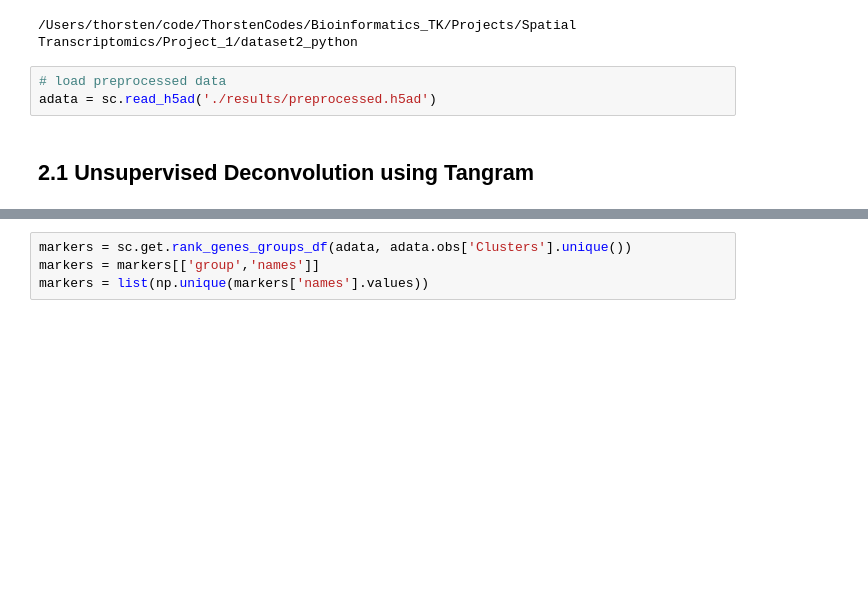
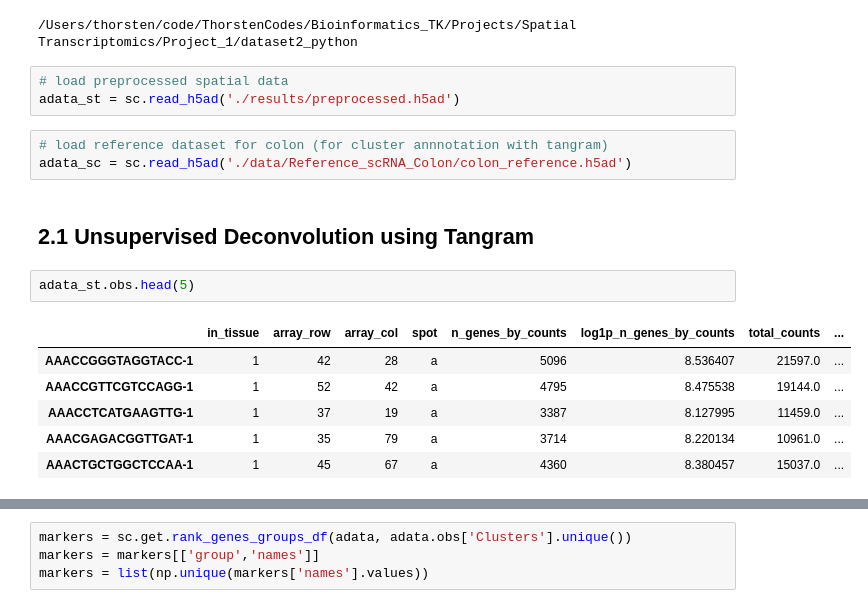
Before and after one commit to ThorstenCodes/spatial-transcriptomics-demo, a Jupyter notebook: dataset2_python/scripts/Deconvolution.ipynb, the cells around one changed output, grey strips where cells are left out. Drawn from its saved outputs; the diff is of its cells as text; blank space fills up the shorter version.

```diff
--- a/dataset2_python/scripts/Deconvolution.ipynb
+++ b/dataset2_python/scripts/Deconvolution.ipynb
@@ -20,7 +27,19 @@ import seaborn as sns
 # %% [output]
 /Users/thorsten/code/ThorstenCodes/Bioinformatics_TK/Projects/Spatial Transcriptomics/Project_1/dataset2_python
 # %%
-# load preprocessed data
-adata = sc.read_h5ad('./results/preprocessed.h5ad')
+# load preprocessed spatial data
+adata_st = sc.read_h5ad('./results/preprocessed.h5ad')
+# %%
+# load reference dataset for colon (for cluster annnotation with tangram)
+adata_sc = sc.read_h5ad('./data/Reference_scRNA_Colon/colon_reference.h5ad')
 # %% [markdown]
 ## 2.1  Unsupervised Deconvolution using Tangram
+# %%
+adata_st.obs.head(5)
+# %% [output]
+|  | in_tissue | array_row | array_col | spot | n_genes_by_counts | log1p_n_genes_by_counts | total_counts | ... |
+| AAACCGGGTAGGTACC-1 | 1 | 42 | 28 | a | 5096 | 8.536407 | 21597.0 | ... |
+| AAACCGTTCGTCCAGG-1 | 1 | 52 | 42 | a | 4795 | 8.475538 | 19144.0 | ... |
+| AAACCTCATGAAGTTG-1 | 1 | 37 | 19 | a | 3387 | 8.127995 | 11459.0 | ... |
+| AAACGAGACGGTTGAT-1 | 1 | 35 | 79 | a | 3714 | 8.220134 | 10961.0 | ... |
+| AAACTGCTGGCTCCAA-1 | 1 | 45 | 67 | a | 4360 | 8.380457 | 15037.0 | ... |
```
Also changed, not shown: parts of 12 cells of this notebook, 1 other file.
